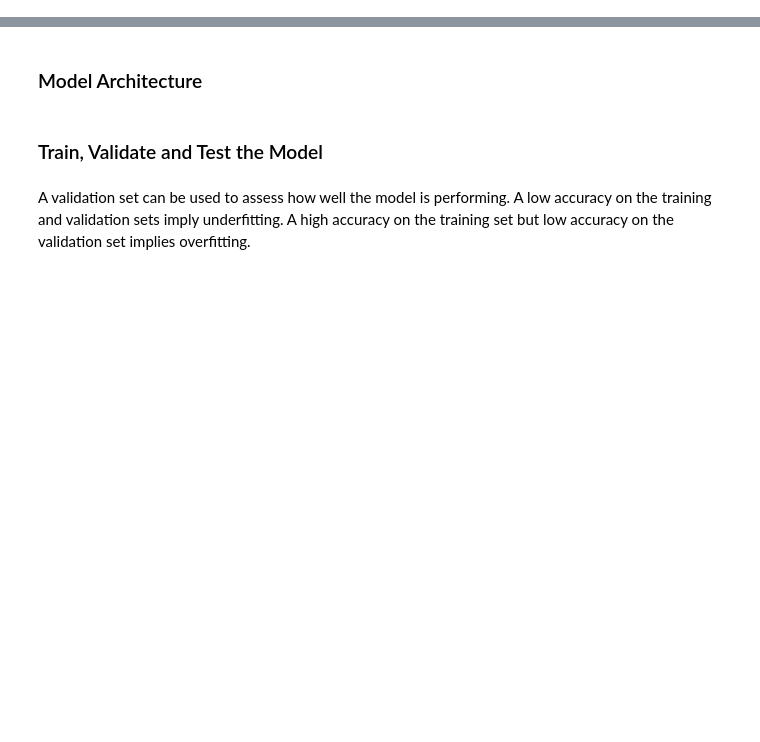
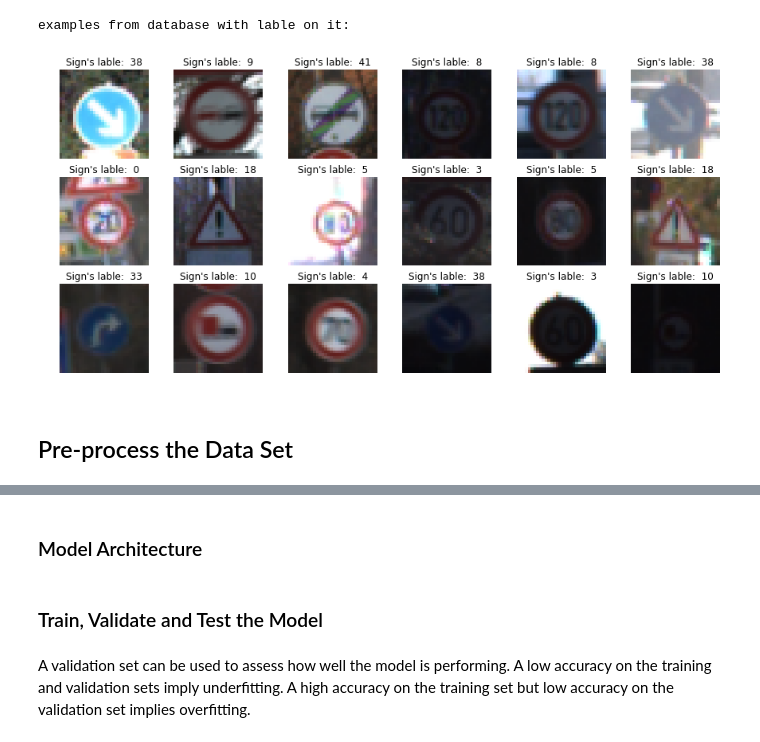
Before and after one commit to n-a-hashjin/CarND-Traffic-Sign-Classifier-Project, a Jupyter notebook: Traffic_Sign_Classifier.ipynb, the cells around one changed output, grey strips where cells are left out. Cells and saved outputs as stored; diff of their text form; code cells hidden in the pictures; blank space fills up the shorter version.

```diff
--- a/Traffic_Sign_Classifier.ipynb
+++ b/Traffic_Sign_Classifier.ipynb
@@ -100,9 +0,0 @@ import matplotlib.pyplot as plt
-# %%
-print('examples from database with lable on it:')
-np.random.seed(100)
-images_list = np.random.randint(0, n_train, 9)
-f, axs = plt.subplots(3, 3, figsize=(5,5))
-for i in range(9):
-    axs[i//3, i%3].axis('off')
-    axs[i//3, i%3].set_title('{}'.format(y_train[images_list[i]]))
-    axs[i//3, i%3].imshow(X_train_rgb[images_list[i]])
@@ -302,6 +0,0 @@ ValueError: Found input variables with inconsistent numbers of samples: [65368,
-# %%
-f, axs = plt.subplots(3, 3, figsize=(5,5))
-for i in range(9):
-    axs[i//3, i%3].axis('off')
-    axs[i//3, i%3].set_title('{}'.format(y_train[images_list[i]]))
-    axs[i//3, i%3].imshow(X_train[images_list[i],:,:,0], cmap='gray')
@@ -307,0 +10,19 @@ for i in range(9):
+# %%
+# Load pickled data
+import pickle
+# TODO: Fill this in based on where you saved the training and testing data
+
+training_file = '../data/train.p'
+validation_file= '../data/valid.p'
+testing_file = '../data/test.p'
+
+with open(training_file, mode='rb') as f:
+    train = pickle.load(f)
+with open(validation_file, mode='rb') as f:
+    valid = pickle.load(f)
+with open(testing_file, mode='rb') as f:
+    test = pickle.load(f)
+
+X_train_rgb, y_train = train['features'], train['labels']
+X_valid_rgb, y_valid = valid['features'], valid['labels']
+X_test_rgb,  y_test  = test['features'],   test['labels']
@@ -307,0 +85,14 @@ for i in range(9):
+# %%
+print('examples from database with lable on it:')
+np.random.seed(100)
+images_list = np.random.randint(0, n_train, 18)
+f, axs = plt.subplots(3, 6, figsize=(15,7))
+for i in range(18):
+    axs[i//6, i%6].axis('off')
+    axs[i//6, i%6].set_title('Sign\'s lable:  {}'.format(y_train[images_list[i]]))
+    axs[i//6, i%6].imshow(X_train_rgb[images_list[i]])
+# %% [output]
+examples from database with lable on it:
+[figure, added]
+# %% [markdown]
+## Pre-process the Data Set
```
Also changed, not shown: parts of 52 cells of this notebook, 7 other files.
